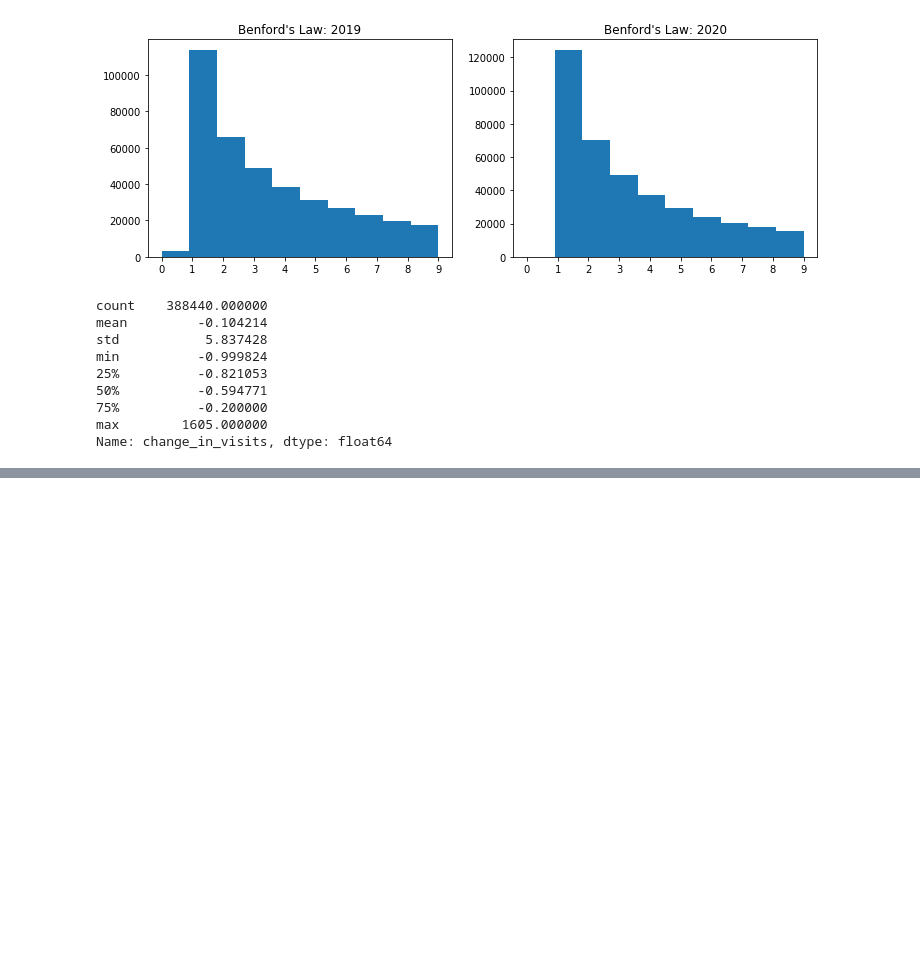
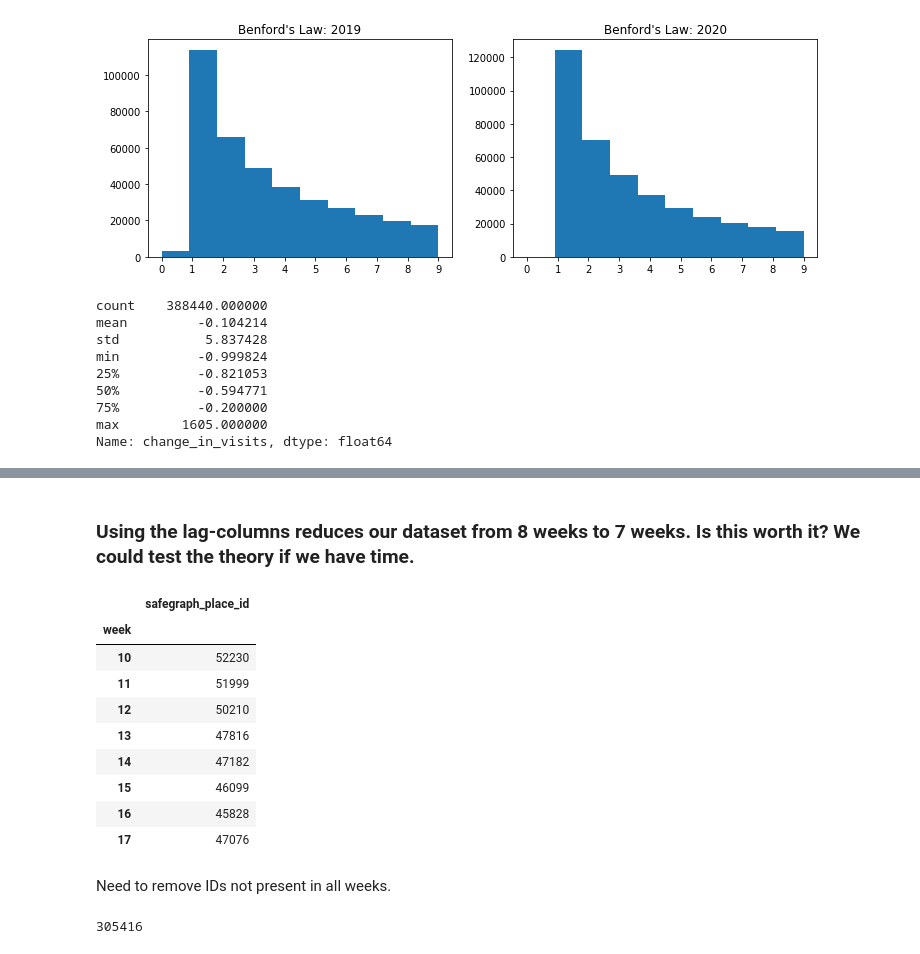
Before and after one commit to akrhea/covid-foot-traffic, a Jupyter notebook: safegraph_notebook.ipynb, the cells around one changed output, grey strips where cells are left out. Drawn from its saved outputs; the diff is of its cells as text; code cells hidden in the pictures; blank space fills up the shorter version.

```diff
--- a/safegraph_notebook.ipynb
+++ b/safegraph_notebook.ipynb
@@ -422,0 +431,24 @@ joined.to_pickle('./data/joined_weekly_03-01_04-25.csv.gz',
+# %%
+df.reset_index(drop=False, inplace=True)
+# %%
+# Create 1-week lag columns
+lag_cols = ['visits_2020', 'distance_from_home_2020', 'raw_visitor_counts',
+            'median_dwell_2020', 'num_visitor_country_of_origin',
+            'num_visitor_home_cbgs', 'num_related_same_day_brand_2020',
+            'max_hourly_visits', 'related_same_day_brand_2020', 'visits_2019',
+            'distance_from_home_2019', 'median_dwell_2019',
+            'num_related_same_day_brand_2019', 'related_same_day_brand_2019',
+            'change_in_visits']
+
+for col in lag_cols:
+    df[col+'_lastweek'] = df.groupby('safegraph_place_id')[col].shift(1)
+# %%
+# Create reverse-lag columns for 2019 features
+nextweek_cols = ['visits_2019', 'distance_from_home_2019', 'median_dwell_2019',
+                   'num_related_same_day_brand_2019', 'related_same_day_brand_2019']
+
+for col in nextweek_cols:
+    df[col+'_nextweek'] = df.groupby('safegraph_place_id')[col].shift(-1)
+# %%
+# Create target column (next week's change in visits)
+df['target'] = df.groupby('safegraph_place_id')['change_in_visits'].shift(-1)
@@ -422,0 +467,18 @@ joined.to_pickle('./data/joined_weekly_03-01_04-25.csv.gz',
+# %% [markdown]
+### Using the lag-columns reduces our dataset from 8 weeks to 7 weeks. Is this worth it? We could test the theory if we have time.
+# %%
+# How many locations are in each week?
+df.groupby('week').agg({'safegraph_place_id':'count'})
+# %% [output]
+|  | safegraph_place_id |
+| week |  |
+| 10 | 52230 |
+| 11 | 51999 |
+| 12 | 50210 |
+| 13 | 47816 |
+| 14 | 47182 |
+| 15 | 46099 |
+| 16 | 45828 |
+| 17 | 47076 |
+# %% [markdown]
+Need to remove IDs not present in all weeks.
@@ -422,0 +497,5 @@ joined.to_pickle('./data/joined_weekly_03-01_04-25.csv.gz',
+# %%
+# New size of DF
+len(df)
+# %% [output]
+305416
```
Also changed, not shown: parts of 19 cells of this notebook.
